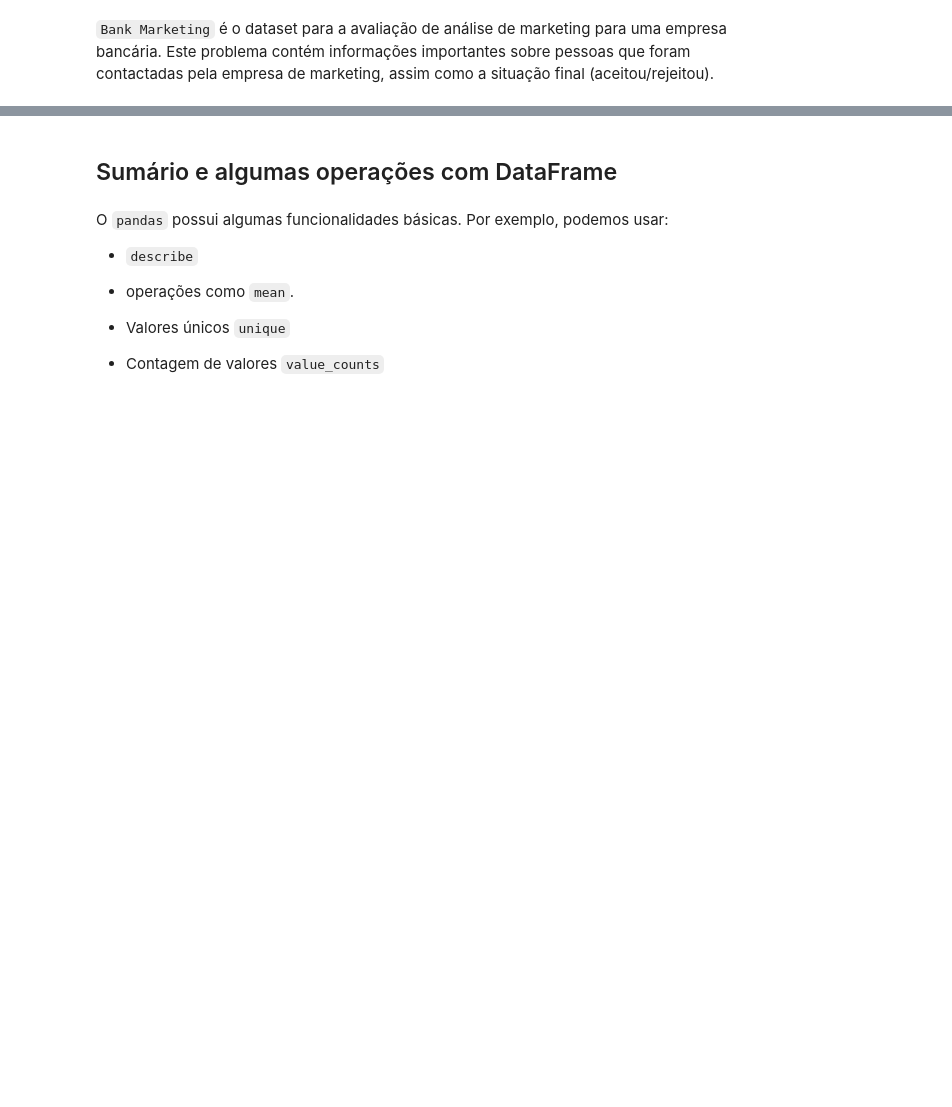
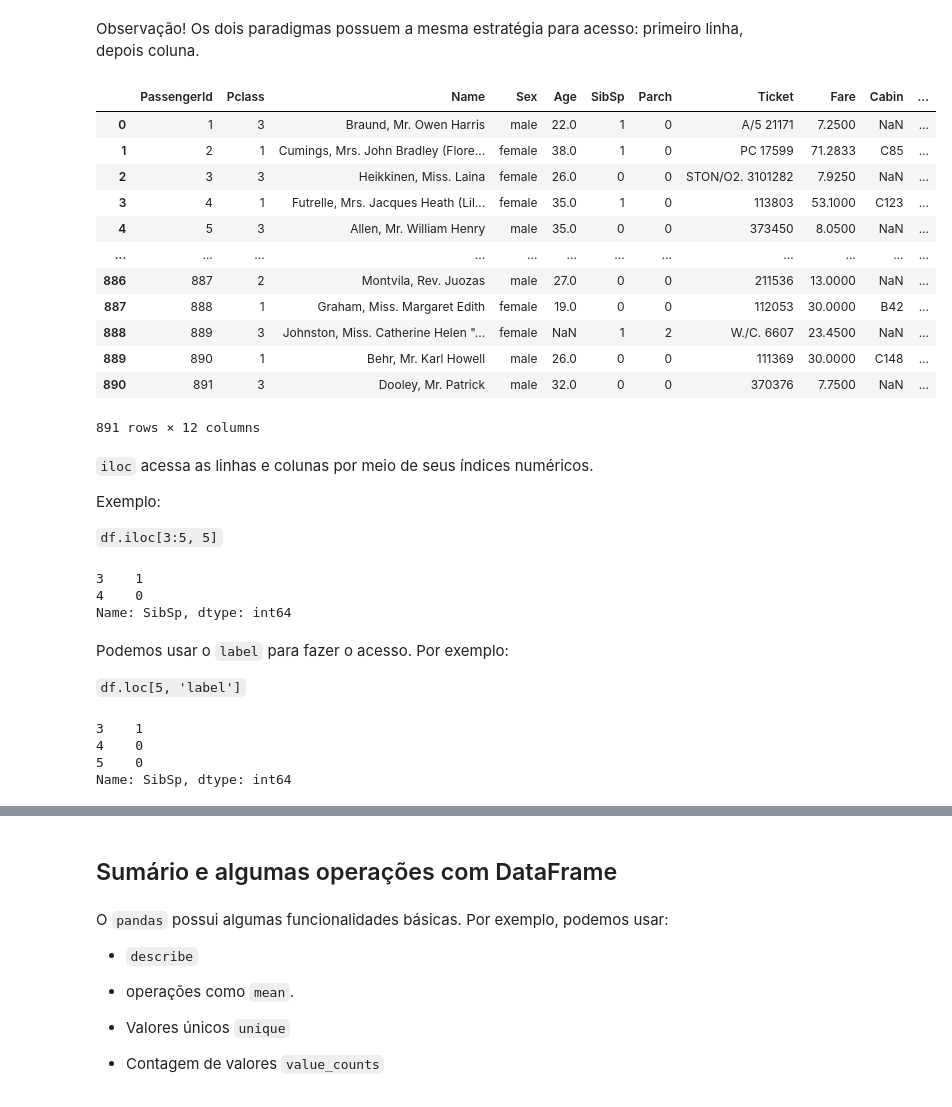
Before and after one commit to mdrs-thiago/ada-tecnicas1, a Jupyter notebook: Ada - Técnicas I - Aula 05.ipynb, the cells around one changed output, grey strips where cells are left out. Drawn from its saved outputs; the diff is of its cells as text; code cells hidden in the pictures; blank space fills up the shorter version.

```diff
--- a/Ada - Técnicas I - Aula 05.ipynb
+++ b/Ada - Técnicas I - Aula 05.ipynb
@@ -3,9 +15,45 @@
+# %% [markdown]
+Observação! Os dois paradigmas possuem a mesma estratégia para acesso: primeiro linha, depois coluna.
 # %%
 import pandas as pd
-import numpy as np
 
-df = pd.read_csv('https://raw.githubusercontent.com/mdrs-thiago/uerj-topicos-a/main/datasets/bank_marketing/class_bank_marketing.csv')
+df = pd.read_csv('https://raw.githubusercontent.com/mdrs-thiago/uerj-topicos-a/main/datasets/titanic/class_titanic.csv')
-# %% [markdown]
-`Bank Marketing` é o dataset para a avaliação de análise de marketing para uma empresa bancária. Este problema contém informações importantes sobre pessoas que foram contactadas pela empresa de marketing, assim como a situação final (aceitou/rejeitou).
 # %%
-df.head()
+df
+# %% [output]
+|  | PassengerId | Pclass | Name | Sex | Age | SibSp | Parch | Ticket | Fare | Cabin | ... |
+| 0 | 1 | 3 | Braund, Mr. Owen Harris | male | 22.0 | 1 | 0 | A/5 21171 | 7.2500 | NaN | ... |
+| 1 | 2 | 1 | Cumings, Mrs. John Bradley (Flore... | female | 38.0 | 1 | 0 | PC 17599 | 71.2833 | C85 | ... |
+| 2 | 3 | 3 | Heikkinen, Miss. Laina | female | 26.0 | 0 | 0 | STON/O2. 3101282 | 7.9250 | NaN | ... |
+| 3 | 4 | 1 | Futrelle, Mrs. Jacques Heath (Lil... | female | 35.0 | 1 | 0 | 113803 | 53.1000 | C123 | ... |
+| 4 | 5 | 3 | Allen, Mr. William Henry | male | 35.0 | 0 | 0 | 373450 | 8.0500 | NaN | ... |
+| ... | ... | ... | ... | ... | ... | ... | ... | ... | ... | ... | ... |
+| 886 | 887 | 2 | Montvila, Rev. Juozas | male | 27.0 | 0 | 0 | 211536 | 13.0000 | NaN | ... |
+| 887 | 888 | 1 | Graham, Miss. Margaret Edith | female | 19.0 | 0 | 0 | 112053 | 30.0000 | B42 | ... |
+| 888 | 889 | 3 | Johnston, Miss. Catherine Helen "... | female | NaN | 1 | 2 | W./C. 6607 | 23.4500 | NaN | ... |
+| 889 | 890 | 1 | Behr, Mr. Karl Howell | male | 26.0 | 0 | 0 | 111369 | 30.0000 | C148 | ... |
+| 890 | 891 | 3 | Dooley, Mr. Patrick | male | 32.0 | 0 | 0 | 370376 | 7.7500 | NaN | ... |
+891 rows × 12 columns
+# %% [markdown]
+`iloc` acessa as linhas e colunas por meio de seus índices numéricos.
+
+Exemplo:
+
+`df.iloc[3:5, 5]`
+# %%
+df.iloc[3:5, 5]
+# %% [output]
+3    1
+4    0
+Name: SibSp, dtype: int64
+# %% [markdown]
+Podemos usar o `label` para fazer o acesso. Por exemplo:
+
+`df.loc[5, 'label']`
+# %%
+df.loc[3:5, 'SibSp']
+# %% [output]
+3    1
+4    0
+5    0
+Name: SibSp, dtype: int64
```
Also changed, not shown: parts of 55 cells of this notebook, 1 other file.
